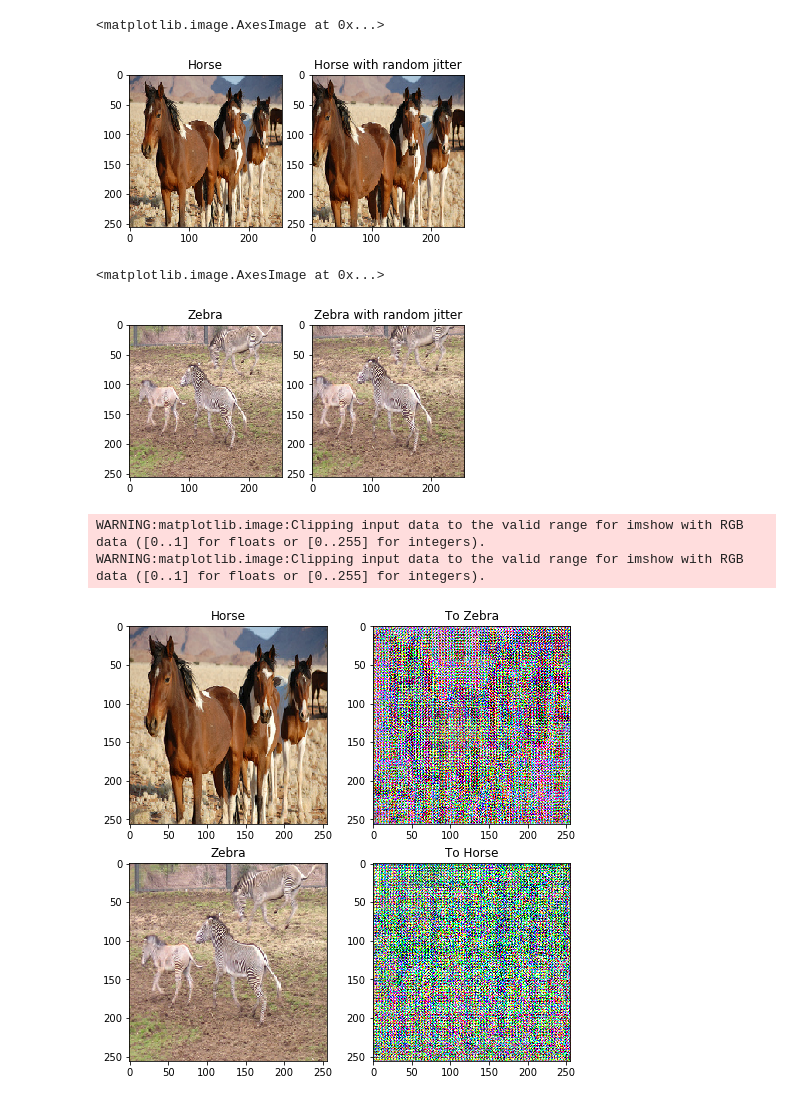
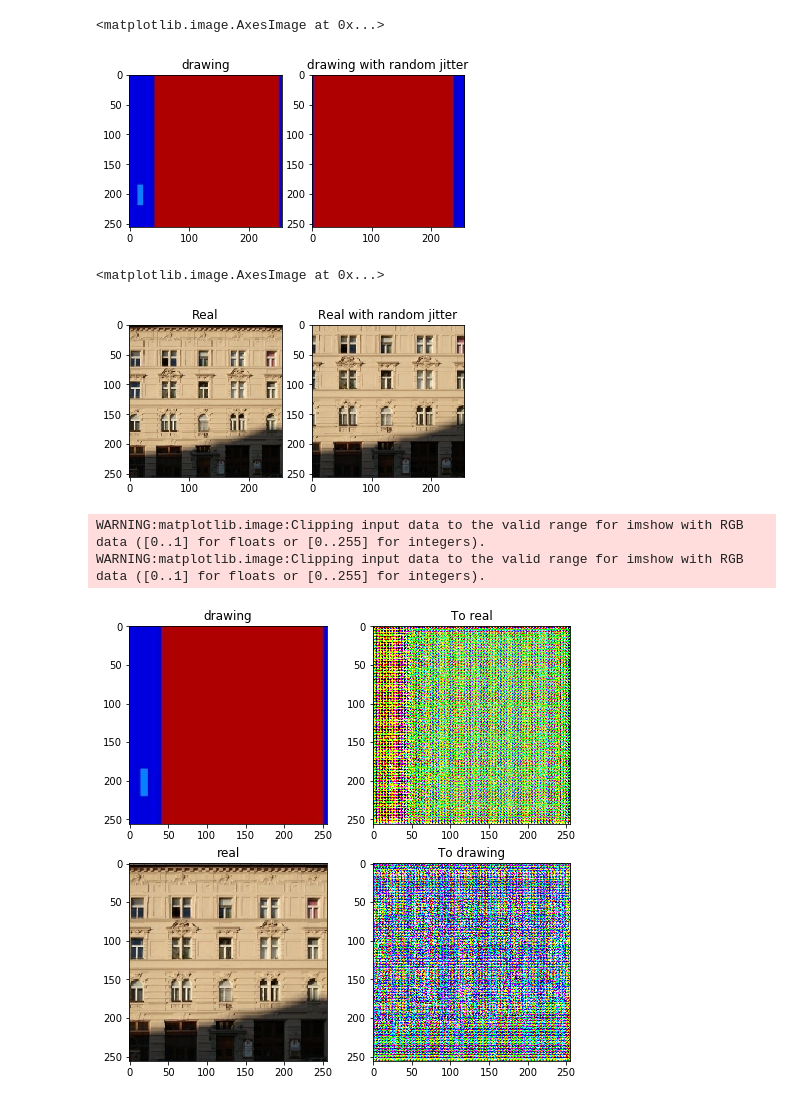
Before and after one commit to CSCI4850/S20-team6-project, a Jupyter notebook: Style_Transfer.ipynb, the cells around one changed output. Drawn from its saved outputs; the diff is of its cells as text; code cells hidden in the pictures.

Commit message:
facades

```diff
--- a/Style_Transfer.ipynb
+++ b/Style_Transfer.ipynb
@@ -20,11 +20,11 @@ config = ConfigProto()
 config.gpu_options.allow_growth = True
 session = InteractiveSession(config=config)
 # %%
-dataset, metadata = tfds.load('cycle_gan/horse2zebra',
+dataset, metadata = tfds.load(name='cycle_gan/facades',
                               with_info=True, as_supervised=True)
 
-train_horses, train_zebras = dataset['trainA'], dataset['trainB']
-test_horses, test_zebras = dataset['testA'], dataset['testB']
+train_real, train_drawings = dataset['trainA'], dataset['trainB']
+test_real, test_drawings = dataset['testA'], dataset['testB']
 # %%
 BUFFER_SIZE = 1000
 BATCH_SIZE = 1
@@ -75,7 +75,7 @@ def preprocess_image_test(image, label):
     image = normalize(image)
     return image
 # %%
-train_horses = train_horses.map(
+train_drawings = train_drawings.map(
     preprocess_image_train, num_parallel_calls=AUTOTUNE).cache().shuffle(
     BUFFER_SIZE).batch(1)
 # %%
@@ -91,30 +91,30 @@ test_zebras = test_zebras.map(
     preprocess_image_test, num_parallel_calls=AUTOTUNE).cache().shuffle(
     BUFFER_SIZE).batch(1)
 # %%
-sample_horse = next(iter(train_horses))
-sample_zebra = next(iter(train_zebras))
+sample_drawing = next(iter(train_drawings))
+sample_real = next(iter(train_real))
 # %%
 plt.subplot(121)
-plt.title('Horse')
-plt.imshow(sample_horse[0] * 0.5 + 0.5)
+plt.title('drawing')
+plt.imshow(sample_drawing[0] * 0.5 + 0.5)
 
 plt.subplot(122)
-plt.title('Horse with random jitter')
-plt.imshow(random_jitter(sample_horse[0]) * 0.5 + 0.5)
+plt.title('drawing with random jitter')
+plt.imshow(random_jitter(sample_drawing[0]) * 0.5 + 0.5)
 # %% [output]
 <matplotlib.image.AxesImage at 0x...>
-[figure, old version]
+[figure, new version]
 # %%
 plt.subplot(121)
-plt.title('Zebra')
-plt.imshow(sample_zebra[0] * 0.5 + 0.5)
+plt.title('Real')
+plt.imshow(sample_real[0] * 0.5 + 0.5)
 
 plt.subplot(122)
-plt.title('Zebra with random jitter')
-plt.imshow(random_jitter(sample_zebra[0]) * 0.5 + 0.5)
+plt.title('Real with random jitter')
+plt.imshow(random_jitter(sample_real[0]) * 0.5 + 0.5)
 # %% [output]
 <matplotlib.image.AxesImage at 0x...>
-[figure, old version]
+[figure, new version]
 # %%
 OUTPUT_CHANNELS = 3
 
@@ -124,13 +124,13 @@ generator_f = pix2pix.unet_generator(OUTPUT_CHANNELS, norm_type='instancenorm')
 discriminator_x = pix2pix.discriminator(norm_type='instancenorm', target=False)
 discriminator_y = pix2pix.discriminator(norm_type='instancenorm', target=False)
 # %%
-to_zebra = generator_g(sample_horse)
-to_horse = generator_f(sample_zebra)
+to_real = generator_g(sample_drawing)
+to_drawing = generator_f(sample_real)
 plt.figure(figsize=(8, 8))
 contrast = 8
 
-imgs = [sample_horse, to_zebra, sample_zebra, to_horse]
-title = ['Horse', 'To Zebra', 'Zebra', 'To Horse']
+imgs = [sample_drawing, to_real, sample_real, to_drawing]
+title = ['drawing', 'To real', 'real', 'To drawing']
 
 for i in range(len(imgs)):
     plt.subplot(2, 2, i+1)
@@ -143,7 +143,7 @@ plt.show()
 # %% [output]
 WARNING:matplotlib.image:Clipping input data to the valid range for imshow with RGB data ([0..1] for floats or [0..255] for integers).
 WARNING:matplotlib.image:Clipping input data to the valid range for imshow with RGB data ([0..1] for floats or [0..255] for integers).
-[figure, old version]
+[figure, new version]
 # %%
 plt.figure(figsize=(8, 8))
 
```
Also changed, not shown: parts of 9 cells of this notebook, 1 other file.
